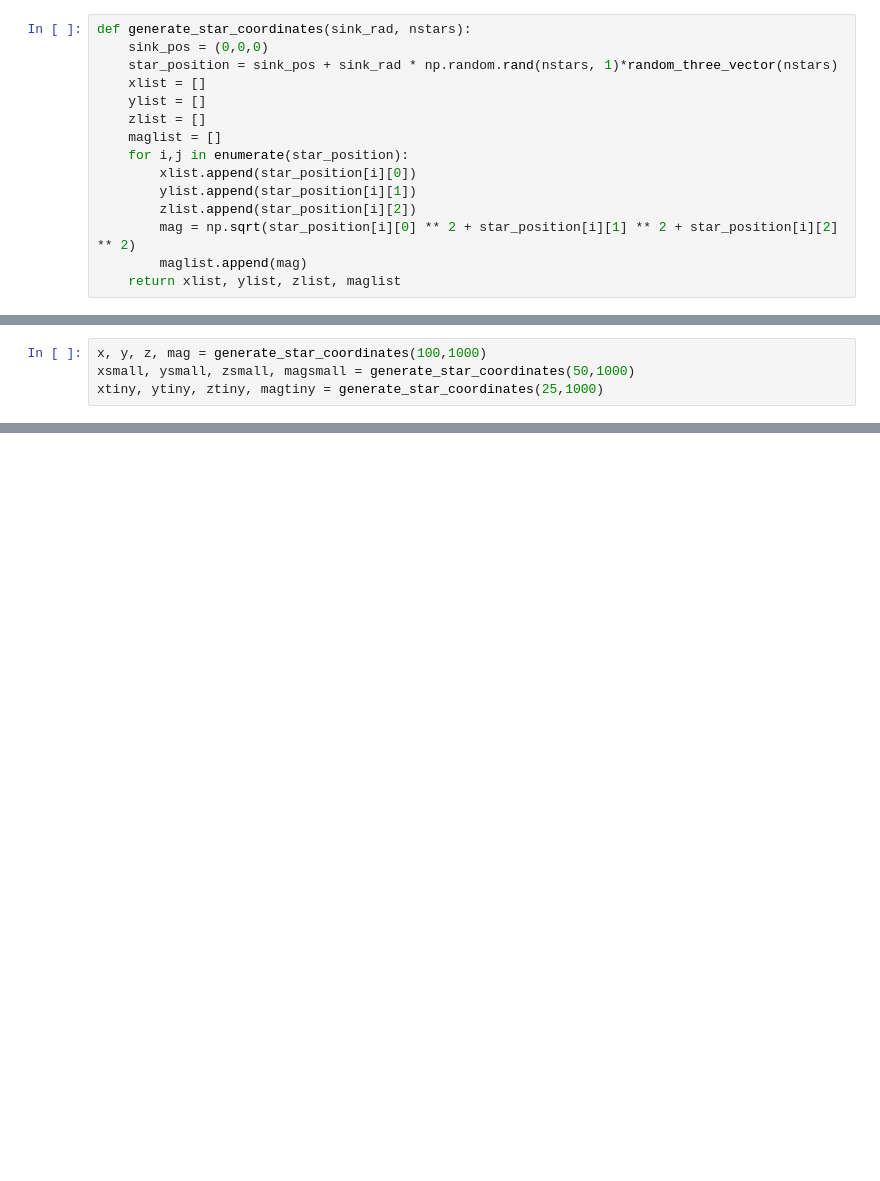
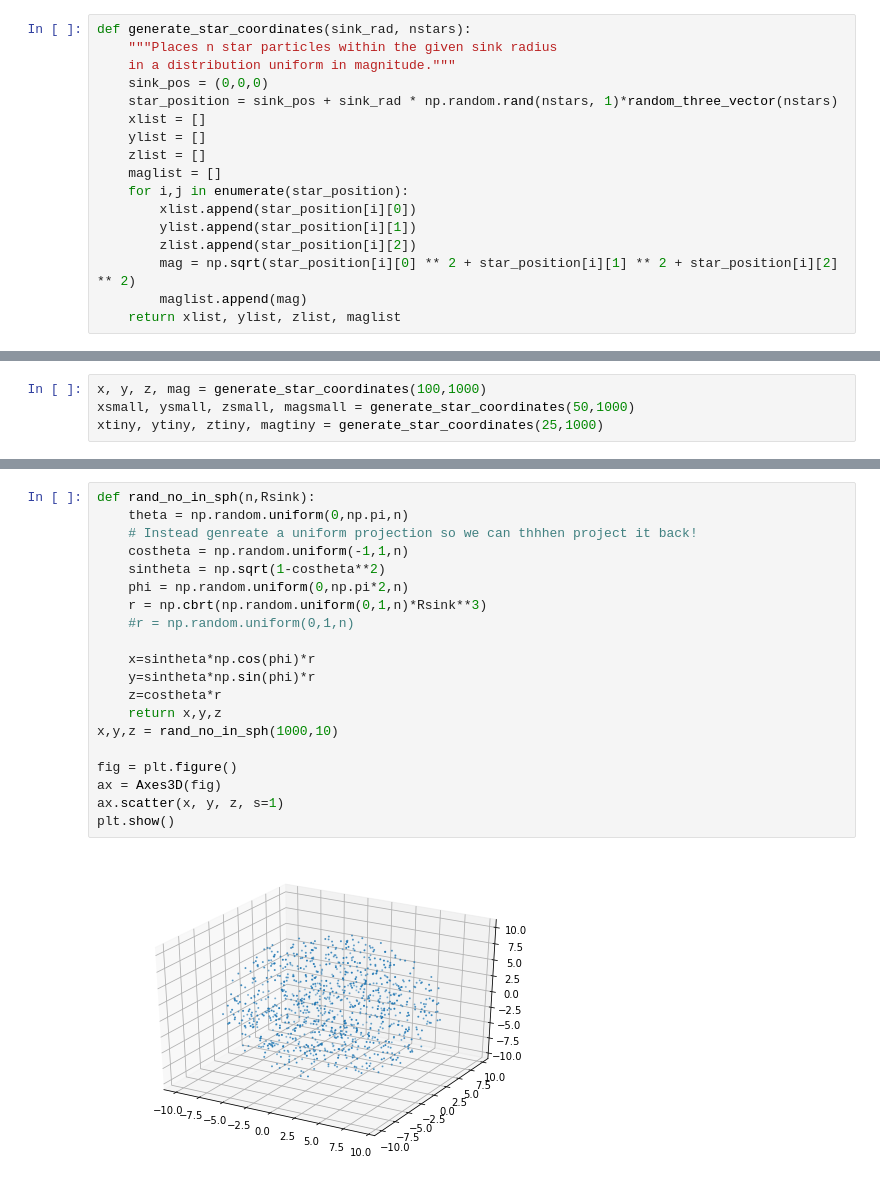
Before and after one commit to seanlabean/Learing-In-Progress, a Jupyter notebook: StarFormation/StarPlacement/Star-Placement-TORCH.ipynb, the cells around one changed output, grey strips where cells are left out. Drawn from its saved outputs; the diff is of its cells as text; blank space fills up the shorter version.

```diff
--- a/StarFormation/StarPlacement/Star-Placement-TORCH.ipynb
+++ b/StarFormation/StarPlacement/Star-Placement-TORCH.ipynb
@@ -47,5 +54,7 @@ star_position = sink_pos + sink_rad * np.random.rand(nnew, 1)*random_three_vecto
 # %%
 def generate_star_coordinates(sink_rad, nstars):
+    """Places n star particles within the given sink radius
+    in a distribution uniform in magnitude."""
     sink_pos = (0,0,0)
     star_position = sink_pos + sink_rad * np.random.rand(nstars, 1)*random_three_vector(nstars)
     xlist = []
@@ -173,0 +147,22 @@ ValueError: max must be larger than min in range parameter.
+# %%
+def rand_no_in_sph(n,Rsink):
+    theta = np.random.uniform(0,np.pi,n)
+    # Instead genreate a uniform projection so we can thhhen project it back!
+    costheta = np.random.uniform(-1,1,n)
+    sintheta = np.sqrt(1-costheta**2)
+    phi = np.random.uniform(0,np.pi*2,n)
+    r = np.cbrt(np.random.uniform(0,1,n)*Rsink**3)
+    #r = np.random.uniform(0,1,n)
+
+    x=sintheta*np.cos(phi)*r
+    y=sintheta*np.sin(phi)*r
+    z=costheta*r
+    return x,y,z
+x,y,z = rand_no_in_sph(1000,10)
+
+fig = plt.figure()
+ax = Axes3D(fig)
+ax.scatter(x, y, z, s=1)
+plt.show()
+# %% [output]
+[figure, added]
```
Also changed, not shown: parts of 14 cells of this notebook, 3 other files.
